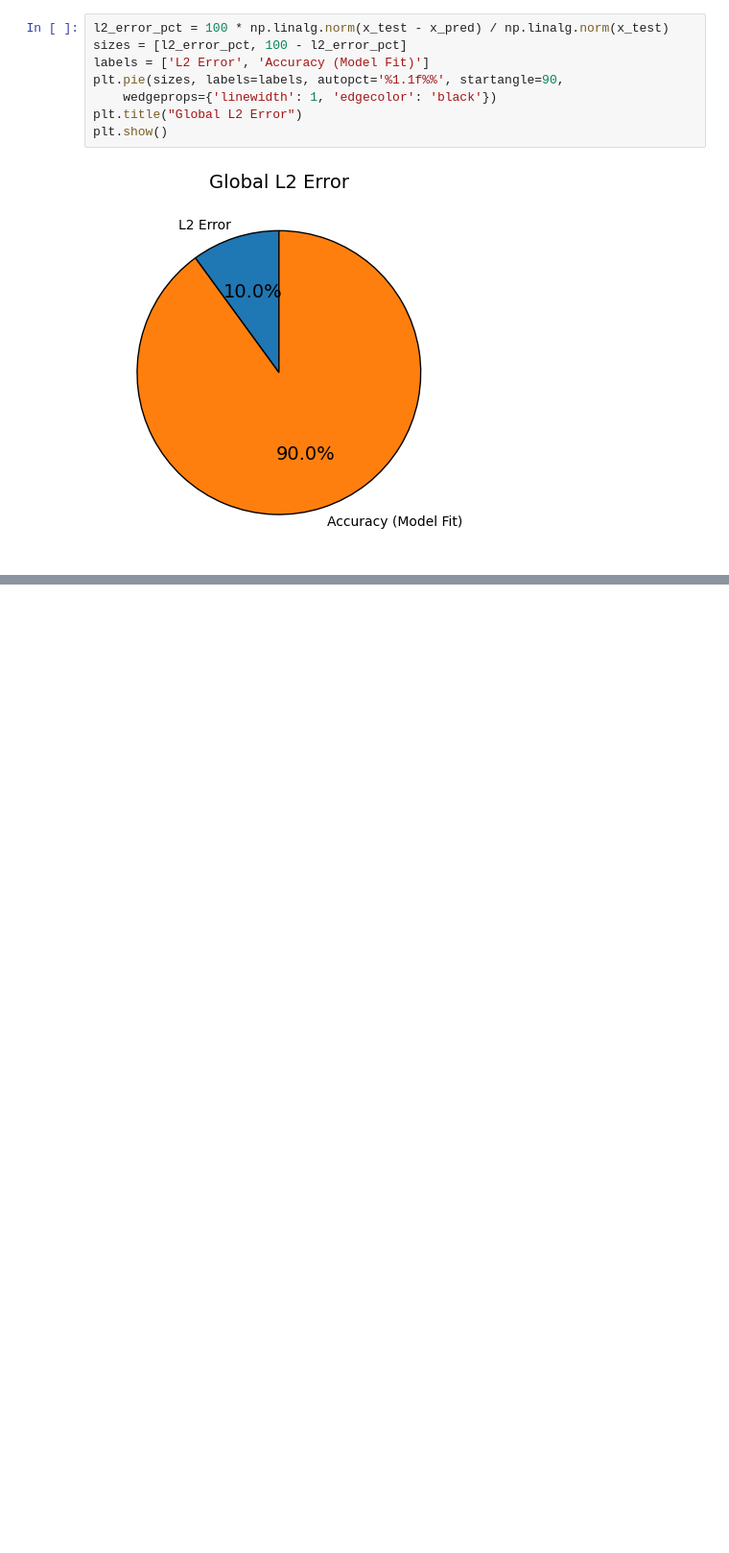
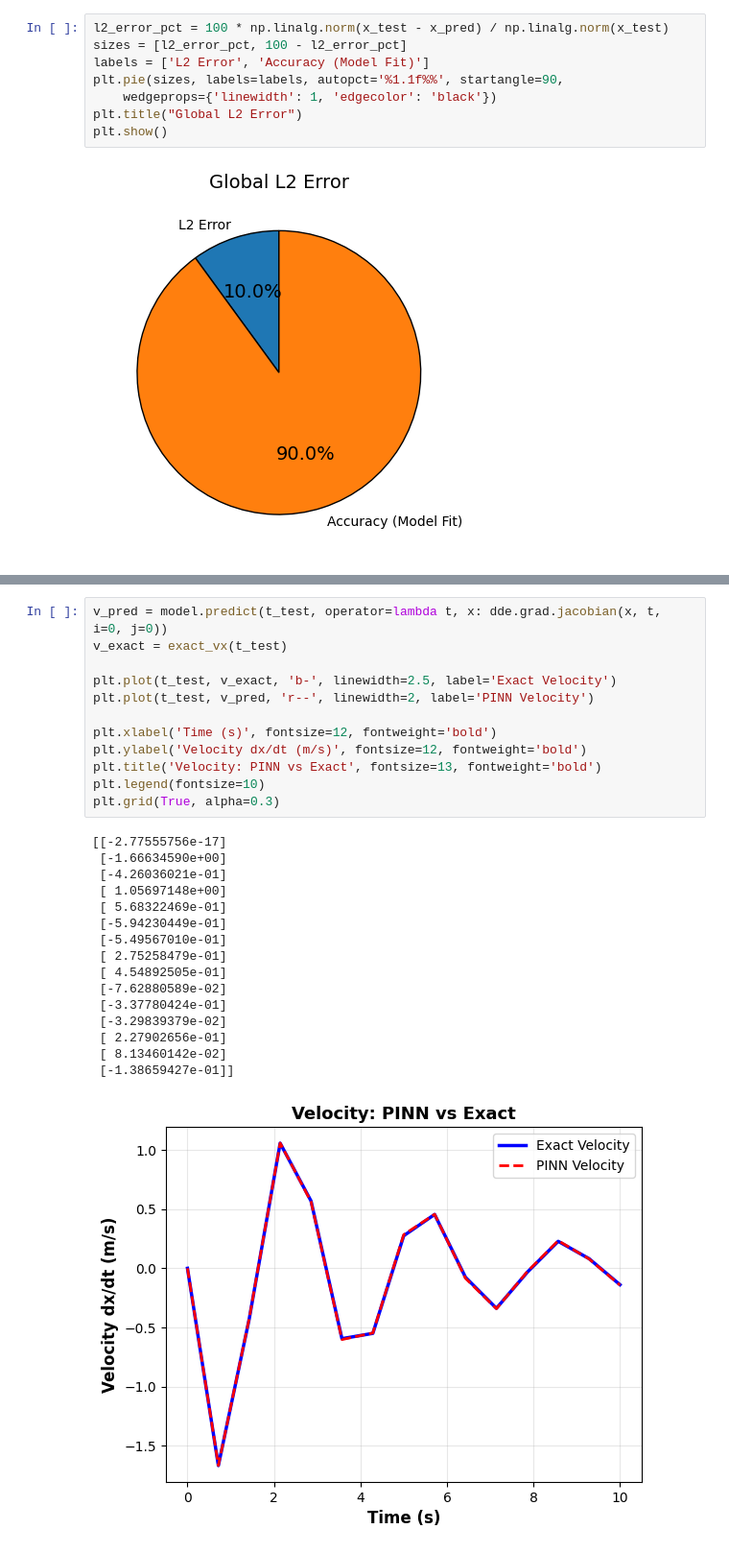
Before and after one commit to ziaurmb/pinn, a Jupyter notebook: 04_Damped_harmonic_oscillator.ipynb, the cells around one changed output, grey strips where cells are left out. Shown at 96% size. Saved outputs shown, nothing was run; the diff lists cells and outputs as text; blank space fills up the shorter version.

```diff
--- a/04_Damped_harmonic_oscillator.ipynb
+++ b/04_Damped_harmonic_oscillator.ipynb
@@ -309,0 +366,29 @@ plt.show()
+# %%
+v_pred = model.predict(t_test, operator=lambda t, x: dde.grad.jacobian(x, t, i=0, j=0))
+v_exact = exact_vx(t_test)
+
+plt.plot(t_test, v_exact, 'b-', linewidth=2.5, label='Exact Velocity')
+plt.plot(t_test, v_pred, 'r--', linewidth=2, label='PINN Velocity')
+
+plt.xlabel('Time (s)', fontsize=12, fontweight='bold')
+plt.ylabel('Velocity dx/dt (m/s)', fontsize=12, fontweight='bold')
+plt.title('Velocity: PINN vs Exact', fontsize=13, fontweight='bold')
+plt.legend(fontsize=10)
+plt.grid(True, alpha=0.3)
+# %% [output]
+[[-2.77555756e-17]
+ [-1.66634590e+00]
+ [-4.26036021e-01]
+ [ 1.05697148e+00]
+ [ 5.68322469e-01]
+ [-5.94230449e-01]
+ [-5.49567010e-01]
+ [ 2.75258479e-01]
+ [ 4.54892505e-01]
+ [-7.62880589e-02]
+ [-3.37780424e-01]
+ [-3.29839379e-02]
+ [ 2.27902656e-01]
+ [ 8.13460142e-02]
+ [-1.38659427e-01]]
+[figure, added]
```
Also changed, not shown: parts of 7 cells of this notebook.
